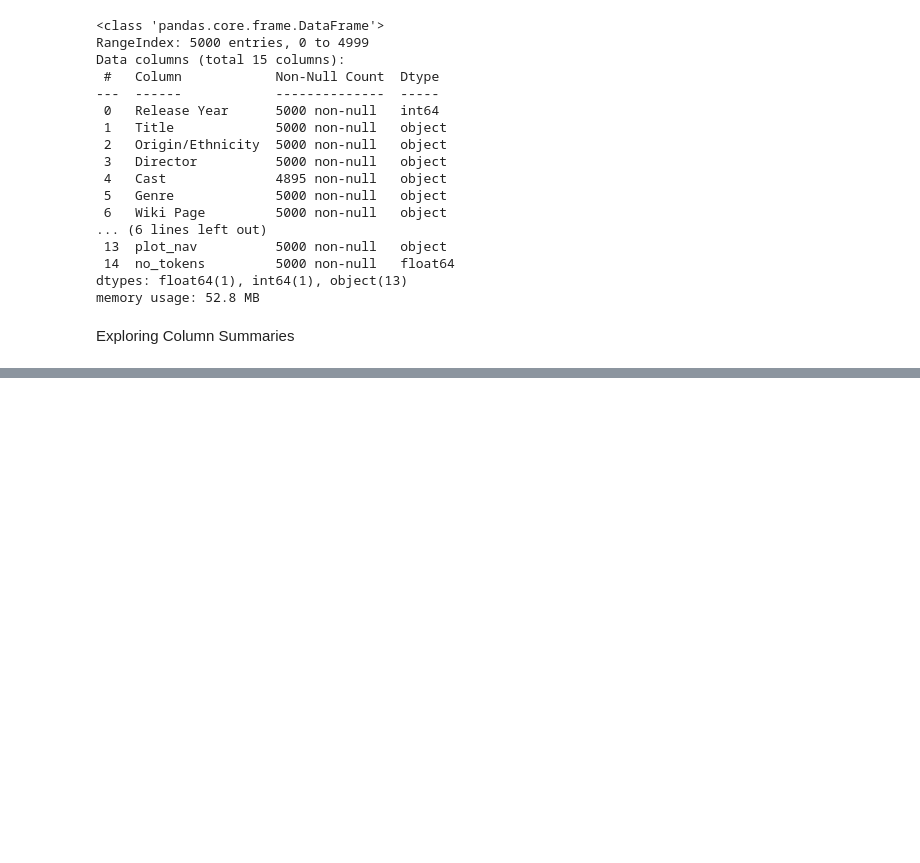
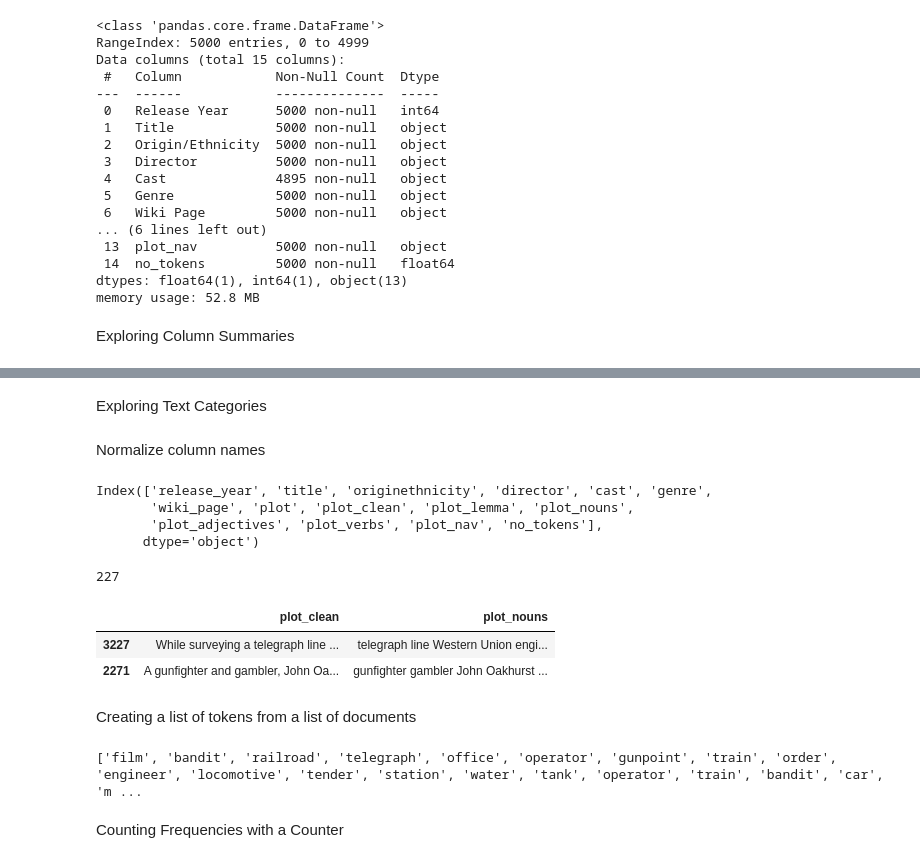
Before and after one commit to dc-neo/movie_plot, a Jupyter notebook: movie_plot.ipynb, the cells around one changed output, grey strips where cells are left out. Drawn from its saved outputs; the diff is of its cells as text; code cells hidden in the pictures; blank space fills up the shorter version.

```diff
--- a/movie_plot.ipynb
+++ b/movie_plot.ipynb
@@ -228,0 +275,19 @@ memory usage: 52.8 MB
+# %% [markdown]
+Exploring Text Categories
+# %% [markdown]
+Normalize column names
+# %%
+df.columns = df.columns.str.lower()  #
+df.columns = df.columns.str.replace(' ', '_')
+df.columns = df.columns.str.replace('[^a-zA-Z0-9_]', '', regex=True)
+# %%
+df.columns
+# %% [output]
+Index(['release_year', 'title', 'originethnicity', 'director', 'cast', 'genre',
+       'wiki_page', 'plot', 'plot_clean', 'plot_lemma', 'plot_nouns',
+       'plot_adjectives', 'plot_verbs', 'plot_nav', 'no_tokens'],
+      dtype='object')
+# %%
+df['genre'].nunique()
+# %% [output]
+227
@@ -228,0 +296,11 @@ memory usage: 52.8 MB
+# %%
+# create a data frame slice
+sub_df = df[df['genre']=='western']
+# sample cleaned text and tokens tagged as nouns
+sub_df[['plot_clean', 'plot_nouns']].sample(2)
+# %% [output]
+|  | plot_clean | plot_nouns |
+| 3227 | While surveying a telegraph line ... | telegraph line Western Union engi... |
+| 2271 | A gunfighter and gambler, John Oa... | gunfighter gambler John Oakhurst ... |
+# %% [markdown]
+Creating a list of tokens from a list of documents
@@ -228,0 +313,6 @@ memory usage: 52.8 MB
+# %%
+print(tokens[:200])
+# %% [output]
+['film', 'bandit', 'railroad', 'telegraph', 'office', 'operator', 'gunpoint', 'train', 'order', 'engineer', 'locomotive', 'tender', 'station', 'water', 'tank', 'operator', 'train', 'bandit', 'car', 'm ...
+# %% [markdown]
+Counting Frequencies with a Counter
```
Also changed, not shown: parts of 16 cells of this notebook.
